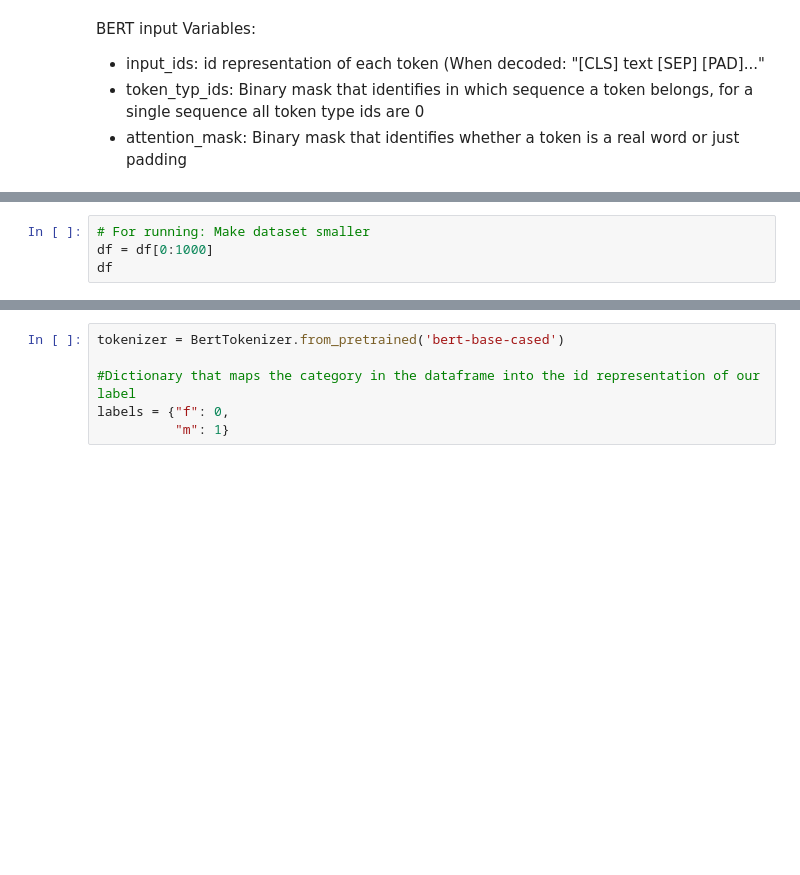
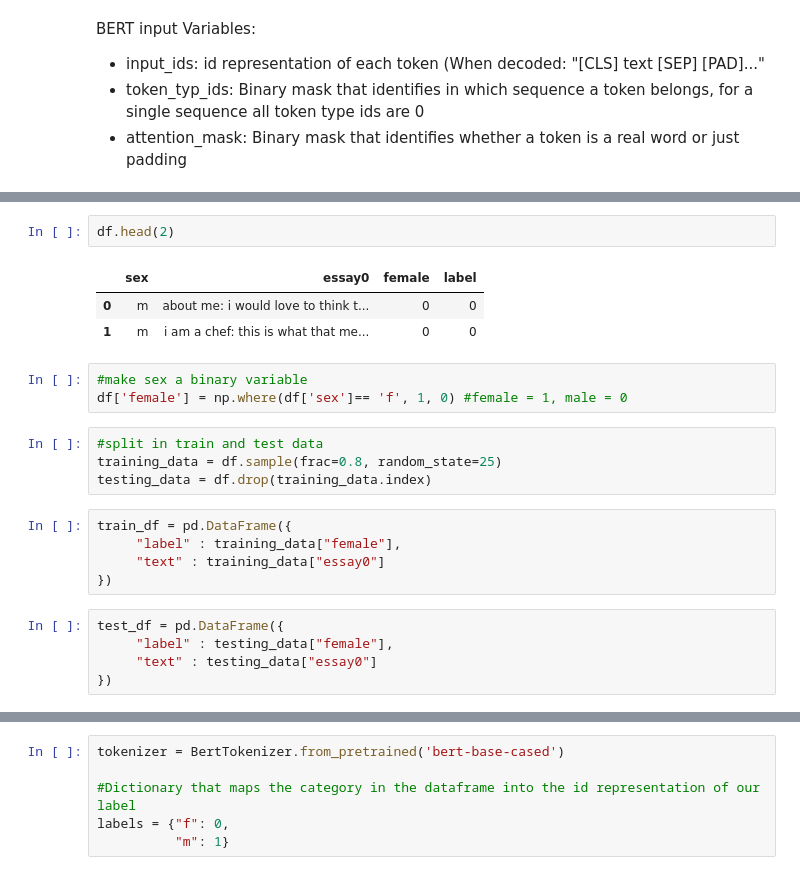
Before and after one commit to NorrisPau/MachineLearning_Class_NoraPauelsen, a Jupyter notebook: notebooks/Pytorch_predict_sex_with_topic_probs.ipynb, the cells around one changed output, grey strips where cells are left out. Cells and saved outputs as stored; diff of their text form; blank space fills up the shorter version.

Commit message:
preprocessed data for BERT

```diff
--- a/notebooks/Pytorch_predict_sex_with_topic_probs.ipynb
+++ b/notebooks/Pytorch_predict_sex_with_topic_probs.ipynb
@@ -80,4 +81,0 @@ len(df["essay0"]) #54458, before: 59946
-# %%
-# For running: Make dataset smaller
-df = df[0:1000]
-df
@@ -97,0 +82,23 @@ df
+# %%
+df.head(2)
+# %% [output]
+|  | sex | essay0 | female | label |
+| 0 | m | about me: i would love to think t... | 0 | 0 |
+| 1 | m | i am a chef: this is what that me... | 0 | 0 |
+# %%
+#make sex a binary variable
+df['female'] = np.where(df['sex']== 'f', 1, 0) #female = 1, male = 0
+# %%
+#split in train and test data
+training_data = df.sample(frac=0.8, random_state=25)
+testing_data = df.drop(training_data.index)
+# %%
+train_df = pd.DataFrame({
+     "label" : training_data["female"],
+     "text" : training_data["essay0"]
+})
+# %%
+test_df = pd.DataFrame({
+     "label" : testing_data["female"],
+     "text" : testing_data["essay0"]
+})
```
Also changed, not shown: parts of 28 cells of this notebook.
